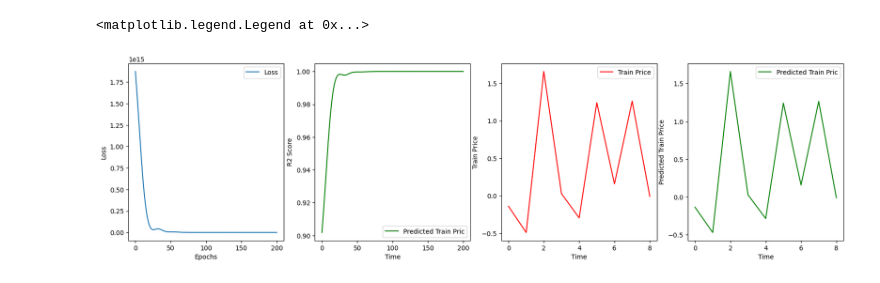
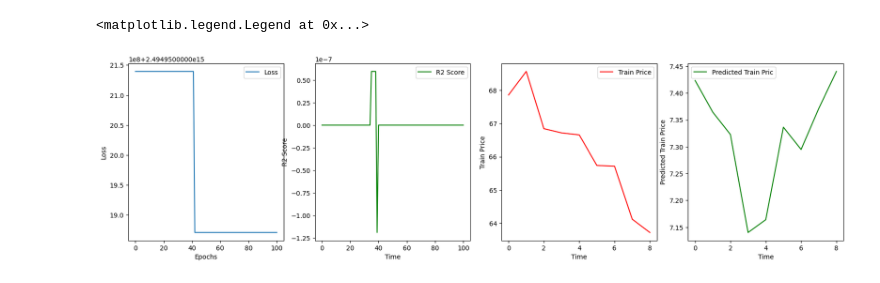
Before and after one commit to cecinuga/MarketAI, a Jupyter notebook: Models/MarketAI.ipynb, the cells around one changed output. Saved outputs shown, nothing was run; the diff lists cells and outputs as text; code cells hidden in the pictures.

```diff
--- a/Models/MarketAI.ipynb
+++ b/Models/MarketAI.ipynb
@@ -65,7 +65,7 @@ stocks = pd.DataFrame(stocks)
 filter = stocks["Name"]=="AAPL"
 stocks = stocks.where(filter).dropna()
 stocks.drop(['Name', "date"], axis=1, inplace=True)
-stocks['target'] = stocks['open'].fillna(stocks['open'].mean())-stocks['close'].fillna(stocks['close'].mean())
+stocks['target'] = stocks['close'].fillna(stocks['close'].mean())
 #data['type'] = 1 if dataframe['open']-dataframe['close']>=0 else 0
 rnnstocks = stocks.values[0:100, :]
 n_features = len(rnnstocks[0])
@@ -194,44 +191,43 @@ class MarketAI(tf.Module):
         return tf.losses.MSE(y, predicted)
 
     @tf.function
-    def _train_lstm(self, i, X_train, X_train_norm):
-        losses = 0.01
-        for x in X_train_norm:
-            output, h = self.layers[i](x)
-            losses = losses + self.loss(x, output)
-        loss = losses / len(X_train_norm)
+    def _train_lstm(self, i, X):
+        output, h = self.layers[i](X)
+        losses = self.loss(self.X_train, output)
+        loss = tf.reduce_sum(losses)
         return loss, output, h
 
     @tf.function
-    def _train_dense(self, i, X_train, X_train_norm):
-        output, bias = self.layers[i](X_train_norm)
-        predicted = tf.add(tf.multiply(X_train, output), bias)
-        losses = self.loss(X_train, predicted)
-        loss = tf.reduce_sum(losses)
+    def _train_dense(self, i, X):
+        output, bias = self.layers[i](X)
+        predicted = tf.add(tf.multiply(X, output), bias)
+        losses = self.loss(self.X_train, predicted)
+        loss = tf.reduce_mean(losses)
         return loss, predicted
 
     def train(self, X_train):
-        X_train_norm = tf.convert_to_tensor(normalize_dataset(X_train), dtype=tf.float32)
-        X_train = tf.convert_to_tensor(X_train, dtype=tf.float32)
+        self.X_train = tf.convert_to_tensor(X_train, dtype=tf.float32)
+        self.X_train_norm = tf.convert_to_tensor(normalize_dataset(X_train), dtype=tf.float32)
 
         for e in range(self.epochs):
             with tf.GradientTape(watch_accessed_variables=True, persistent=True) as tape:
-                self.losses[0], output = self._train_dense(0, X_train, X_train_norm)
-                self.losses[1], output, h = self._train_lstm(1, X_train, output)
-                self.losses[2], self.predicted = self._train_dense(2, X_train, output)
+                self.losses[0], output = self._train_dense(0, self.X_train_norm)
+                self.losses[1], output, h = self._train_lstm(1, output)
+                self.losses[2], self.predicted = self._train_dense(2, output)
+
             self._apply_gradients(tape)
+            self._history(e, self.losses[2], self.X_train, self.predicted)
 
-            self._history(e, self.losses[2], X_train, self.predicted)
             if e%50==0 or e == 0:
                 print("[-] Loss: {0}, Loss: {1}, Loss: {2}, R2: {3}".format(self.losses[0], self.losses[1], self.losses[2], self.r2_history[e]))
 # %%
 n_ciclic, n_rows, n_features = X.shape
-n_neurons = 2
-epochs = 200
+n_neurons = 5
+epochs = 100
 lr = 0.01
 model = MarketAI([
     DenseLayer(n_neurons, n_rows, n_features),
-    LSTMLayer(1, n_features, n_features),
+    LSTMLayer(n_rows, n_features, n_features),
     DenseLayer(n_neurons, n_rows, n_features),
 ], epochs, lr)
 model.build()
@@ -259,23 +255,23 @@ model.train(X[0])
 # %%
 fig, ax = plt.subplots(1, 4, figsize=(20, 5))
 ax[0].plot([e for e in range(len(model.loss_history))], model.loss_history, label="Loss")
 ax[0].set_ylabel('Loss')
 ax[0].set_xlabel('Epochs')
 ax[0].legend()
 
 ax[2].plot([e for e in range(len(X[0, :, :]))], X[0, :, -1], label="Train Price", color='red')
 ax[2].set_ylabel('Train Price')
 ax[2].set_xlabel('Time')
 ax[2].legend()
 ax[3].plot([e for e in range(len(X[0, :, :]))], model.predicted[:, -1], label="Predicted Train Pric", color='green')
 ax[3].set_ylabel('Predicted Train Price')
 ax[3].set_xlabel('Time')
 ax[3].legend()
 
-ax[1].plot([e for e in range(len(model.r2_history))], model.r2_history, label="Predicted Train Pric", color='green')
+ax[1].plot([e for e in range(len(model.r2_history))], model.r2_history, label="R2 Score", color='green')
 ax[1].set_ylabel('R2 Score')
 ax[1].set_xlabel('Time')
 ax[1].legend()
 # %% [output]
 <matplotlib.legend.Legend at 0x...>
-[figure, old version]
+[figure, new version]
```
Also changed, not shown: parts of 4 cells of this notebook.
